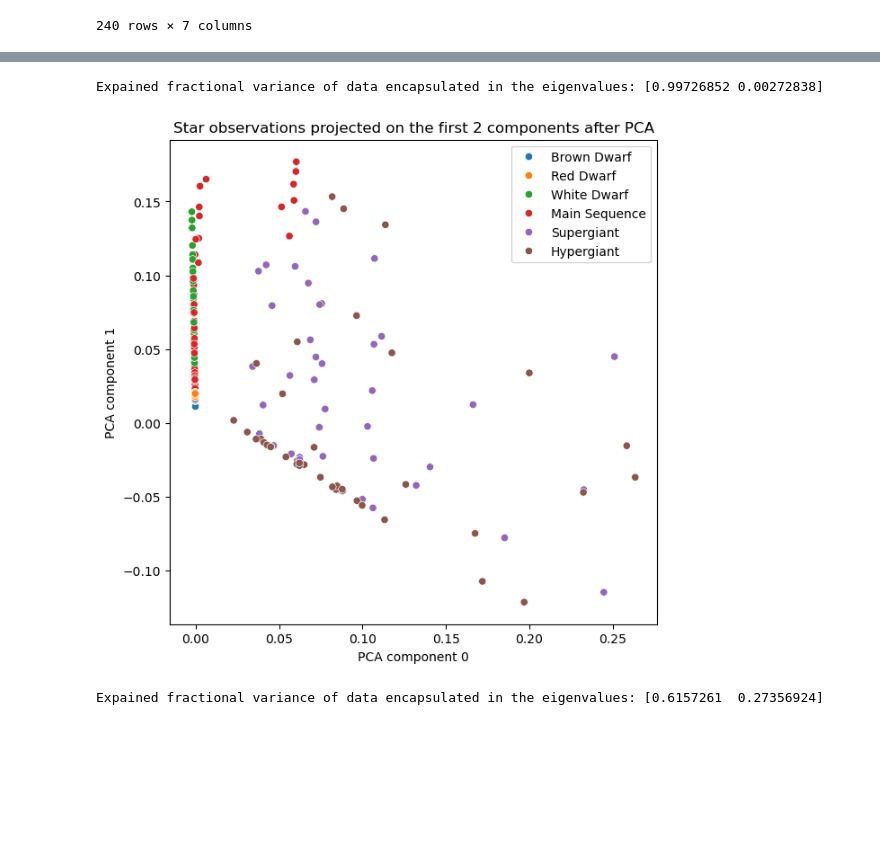
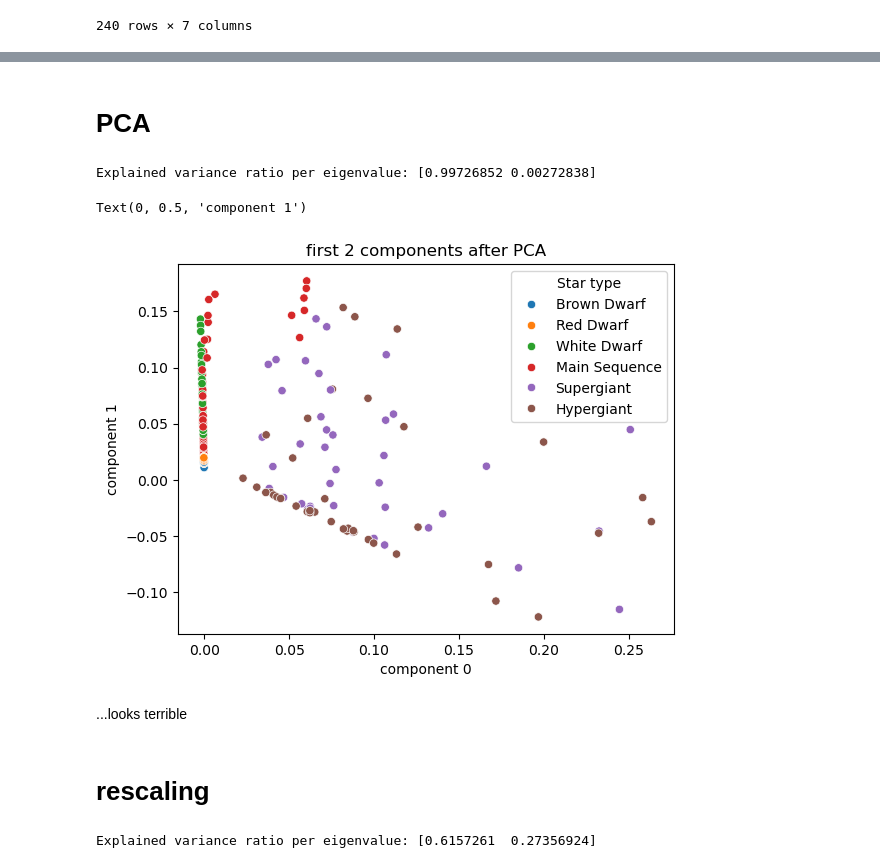
Before and after one commit to Giulia7T/ilovegit, a Jupyter notebook: 15_HR_diagram.ipynb, the cells around one changed output, grey strips where cells are left out. Drawn from its saved outputs; the diff is of its cells as text; code cells hidden in the pictures; blank space fills up the shorter version.

```diff
--- a/15_HR_diagram.ipynb
+++ b/15_HR_diagram.ipynb
@@ -11,8 +14,8 @@ urllib.request.urlretrieve("https://raw.githubusercontent.com/nshaud/ml_for_astr
 # %% [output]
 ('stars.csv', <http.client.HTTPMessage at 0x...>)
 # %%
-df_stars = pandas.read_csv("stars.csv")
-df_stars
+stars = pandas.read_csv("stars.csv")
+stars
 # %% [output]
 |  | Temperature (K) | Luminosity(L/Lo) | Radius(R/Ro) | Absolute magnitude(Mv) | Star type | Star color | ... |
 | 0 | 3068 | 0.002400 | 0.1700 | 16.12 | Brown Dwarf | Red | ... |
@@ -28,9 +31,8 @@ df_stars
 | 239 | 37882 | 294903.000000 | 1783.0000 | -7.80 | Hypergiant | Blue | ... |
 240 rows × 7 columns
 # %%
-le = LabelEncoder()
-# Assign unique integers from 0 to 6 to each star type
-df_stars["Star type"] = le.fit_transform(df_stars["Star type"])
-labels = le.inverse_transform(df_stars["Star type"])
-class_names = le.classes_
-print(class_names)
+#saving star types
+types = stars["Star type"]
+#switching them to numbers for computations
+encoder = LabelEncoder()
+stars["Star type"] = encoder.fit_transform(stars["Star type"])
@@ -50,44 +71,43 @@ plt.show()
+# %% [markdown]
+# PCA
 # %%
-#len of X is length of df_stars, len of X[i] is columns
-X = np.array([df_stars["Temperature (K)"], df_stars["Luminosity(L/Lo)"], df_stars["Radius(R/Ro)"], df_stars["Absolute magnitude(Mv)"]])
+#taking the real columns for the multidimensional dataset
+columns = ["Temperature (K)", "Luminosity(L/Lo)", "Radius(R/Ro)", "Absolute magnitude(Mv)"]
+X = np.array(np.array(stars[columns].T))
 
-np.random.seed(8)
-n_components = 3
+N_components = 2
 
-# use Randomized PCA for speed
-# pca = RandomizedPCA(n_components - 1)
-pca = PCA(n_components - 1, svd_solver="randomized")
+pca = PCA(N_components, svd_solver="randomized") #for speed
 pca.fit(X)
-evals = pca.explained_variance_ratio_
-print('Expained fractional variance of data encapsulated in the eigenvalues: ' + str(evals))
+exp_var_ratio = pca.explained_variance_ratio_
+print("Explained variance ratio per eigenvalue: "+str(exp_var_ratio))
 # %% [output]
-Expained fractional variance of data encapsulated in the eigenvalues: [0.99726852 0.00272838]
+Explained variance ratio per eigenvalue: [0.99726852 0.00272838]
 # %%
-fig = plt.figure(figsize=(7, 7))
-seaborn.scatterplot(x=pca.components_[:][0], y=pca.components_[:][1], hue=labels)
-plt.title("Star observations projected on the first 2 components after PCA")
-plt.xlabel("PCA component 0")
-plt.ylabel("PCA component 1")
-plt.show()
+seaborn.scatterplot(x=pca.components_[:][0], y=pca.components_[:][1], hue=types)
+plt.title("first 2 components after PCA")
+plt.xlabel("component 0")
+plt.ylabel("component 1")
 # %% [output]
+Text(0, 0.5, 'component 1')
-[figure, old version]
+[figure, new version]
+# %% [markdown]
+...looks terrible
+# %% [markdown]
+# rescaling
 # %%
-#NORMALISING
-#subtracting the mean
-df_stars["Temperature (K)"]-np.mean(df_stars["Temperature (K)"])
+#NORMALISING: mean=0 and variance=1
+shape = np.shape(X) #4 features x 240 elements
+mean = np.mean(X, axis=1) #mean for each feature, but can't subtract 4-dim array from 4x240 array, so... reshaping
+shift = np.repeat(mean, shape[1]).reshape(shape)
+std = np.std(X, axis=1)
+width = np.repeat(std, shape[1]).reshape(shape)
 
+Y = (X-shift)/width
 
-Y = np.array([(df_stars["Temperature (K)"]-np.mean(df_stars["Temperature (K)"]))/np.std(df_stars["Temperature (K)"]), (df_stars["Luminosity(L/Lo)"]-np.mean(df_stars["Luminosity(L/Lo)"]))/np.std(df_stars["Luminosity(L/Lo)"]), (df_stars["Radius(R/Ro)"]-np.mean(df_stars["Radius(R/Ro)"]))/np.std(df_stars["Radius(R/Ro)"]), (df_stars["Absolute magnitude(Mv)"]-np.mean(df_stars["Absolute magnitude(Mv)"]))/np.std(df_stars["Absolute magnitude(Mv)"])])
-
-np.random.seed(8)
-n_components = 3
-
-# use Randomized PCA for speed
-# pca = RandomizedPCA(n_components - 1)
-pca = PCA(n_components - 1, svd_solver="randomized")
 pca.fit(Y)
-evals = pca.explained_variance_ratio_
-print('Expained fractional variance of data encapsulated in the eigenvalues: ' + str(evals))
+exp_var_ratio_n = pca.explained_variance_ratio_
+print("Explained variance ratio per eigenvalue: "+str(exp_var_ratio_n))
 # %% [output]
-Expained fractional variance of data encapsulated in the eigenvalues: [0.6157261  0.27356924]
+Explained variance ratio per eigenvalue: [0.6157261  0.27356924]
 # %%
```
Also changed, not shown: parts of 8 cells of this notebook.
